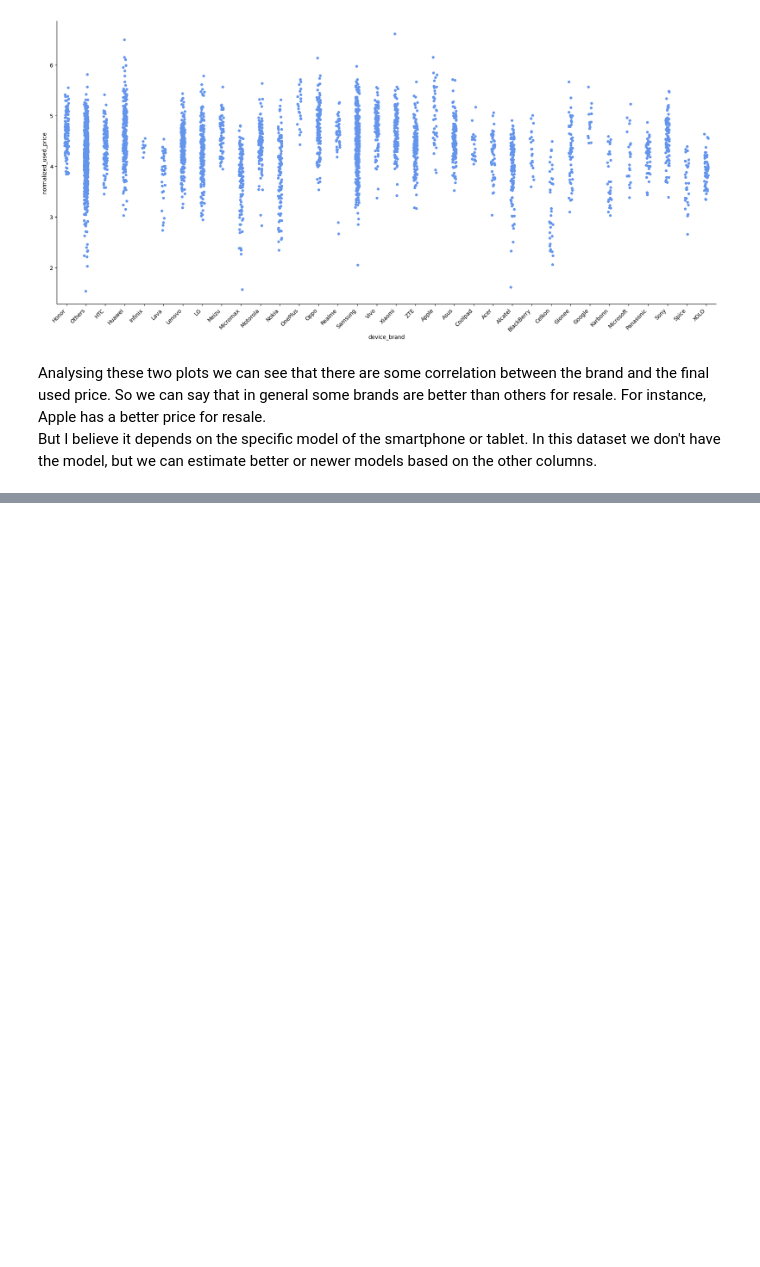
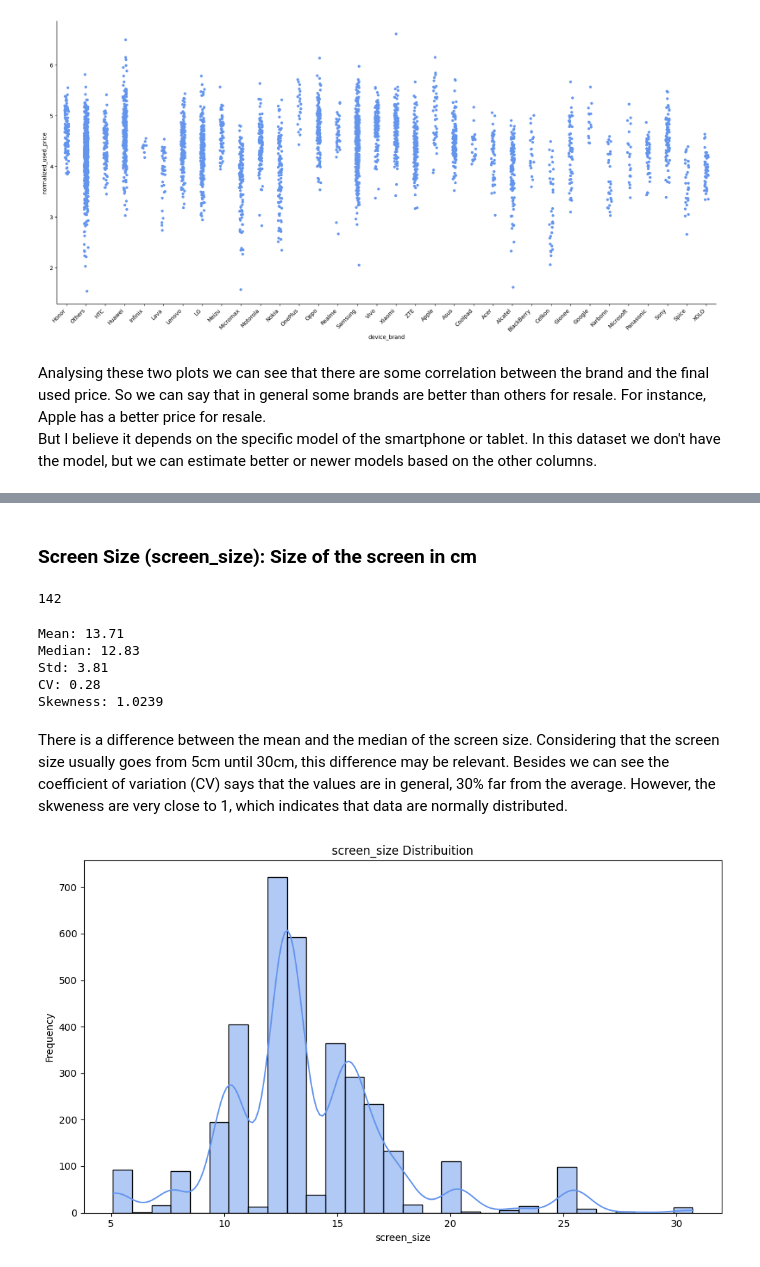
Before and after one commit to Krupique/machine-learning-2026, a Jupyter notebook: 01-used-device-pricing/eda.ipynb, the cells around one changed output, grey strips where cells are left out. Drawn from its saved outputs; the diff is of its cells as text; code cells hidden in the pictures; blank space fills up the shorter version.

```diff
--- a/01-used-device-pricing/eda.ipynb
+++ b/01-used-device-pricing/eda.ipynb
@@ -209,0 +329,39 @@ But I believe it depends on the specific model of the smartphone or tablet. In t
+# %% [markdown]
+### Screen Size (screen_size): Size of the screen in cm
+# %%
+len(df_raw['screen_size'].unique())
+# %% [output]
+142
+# %%
+print('Mean: {}'.format(round(df_raw['screen_size'].mean(), 2)))
+print('Median: {}'.format(round(df_raw['screen_size'].median(), 2)))
+print('Std: {}'.format(round(df_raw['screen_size'].std(), 2)))
+print('CV: {}'.format(round(df_raw['screen_size'].std() / df_raw['screen_size'].mean(), 2)))
+print('Skewness: {}'.format(round(df_raw['screen_size'].skew(), 4)))
+# %% [output]
+Mean: 13.71
+Median: 12.83
+Std: 3.81
+CV: 0.28
+Skewness: 1.0239
+# %% [markdown]
+There is a difference between the mean and the median of the screen size. Considering that the screen size usually goes from 5cm until 30cm, this difference may be relevant. Besides we can see the coefficient of variation (CV) says that the values are in general, 30% far from the average. However, the skweness are very close to 1, which indicates that data are normally distributed.
+# %%
+plt.figure(figsize=(10, 6))
+
+sns.histplot(
+    data=df_raw,
+    x="screen_size",
+    bins=30,
+    kde=True,
+    color="cornflowerblue"
+)
+
+plt.title("screen_size Distribuition")
+plt.xlabel("screen_size")
+plt.ylabel("Frequency")
+
+plt.tight_layout()
+plt.show()
+# %% [output]
+[figure, added]
```
Also changed, not shown: parts of 12 cells of this notebook.
